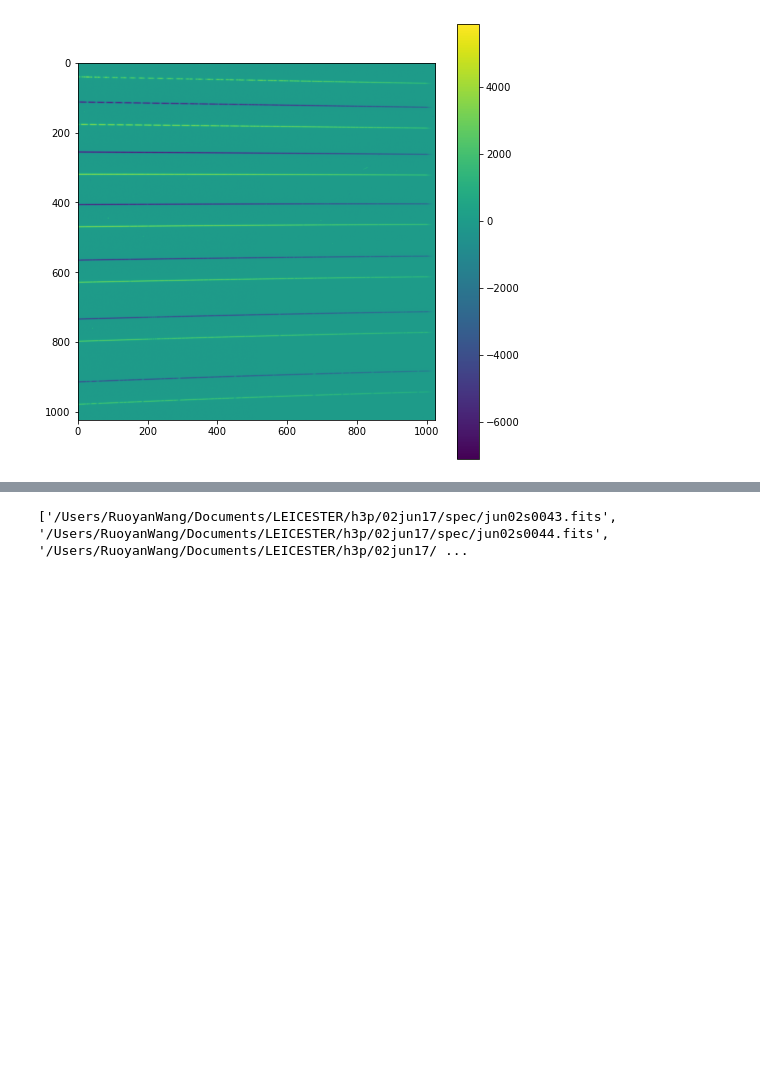
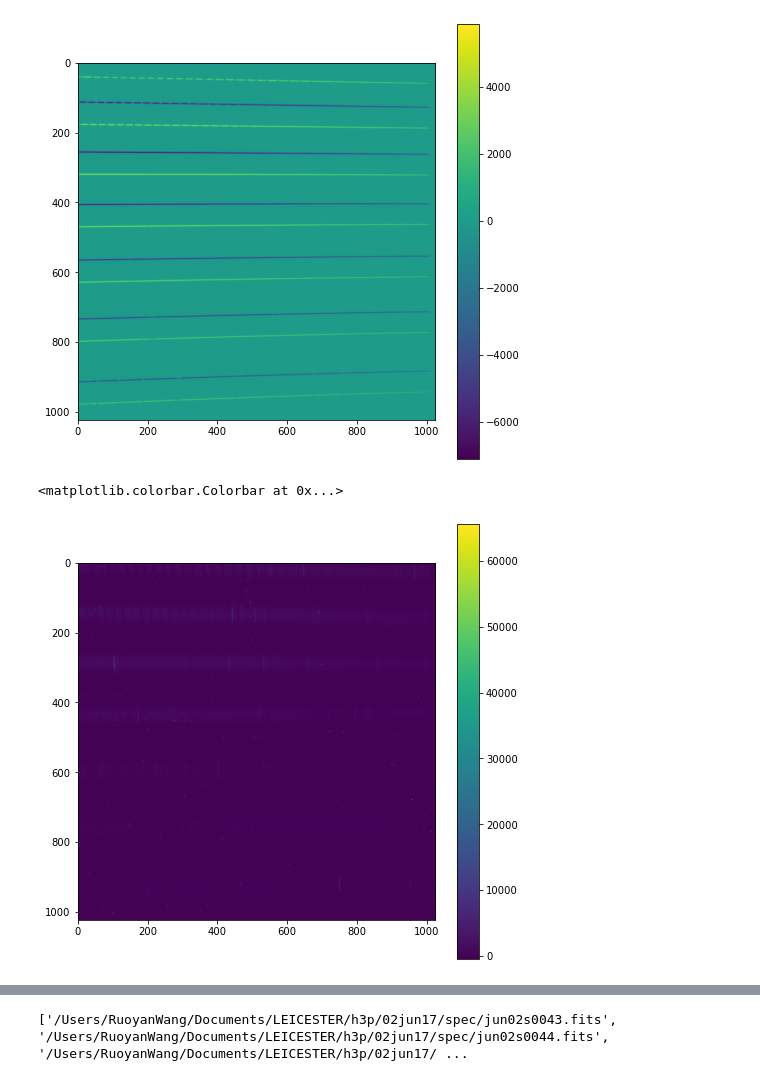
Before and after one commit to ruoyanwangdr/Dynamics-of-Jovian-Infrared-Auroral-Ionosphere-and-Thermosphere, a Jupyter notebook: h3p.ipynb, the cells around one changed output, grey strips where cells are left out. Cells and saved outputs as stored; diff of their text form; code cells hidden in the pictures; blank space fills up the shorter version.

```diff
--- a/h3p.ipynb
+++ b/h3p.ipynb
@@ -42,3 +42,13 @@ plt.colorbar()
 # %% [output]
 <matplotlib.colorbar.Colorbar at 0x...>
 [figure]
+# %%
+hdul = fits.open(filepath + 'jun02s0052.fits', ignore_missing_end=True)
+data = hdul[0].data
+
+plt.figure(figsize=(8,8))
+plt.imshow(data)
+plt.colorbar()
+# %% [output]
+<matplotlib.colorbar.Colorbar at 0x...>
+[figure, added]
```
Also changed, not shown: parts of 3 cells of this notebook.
